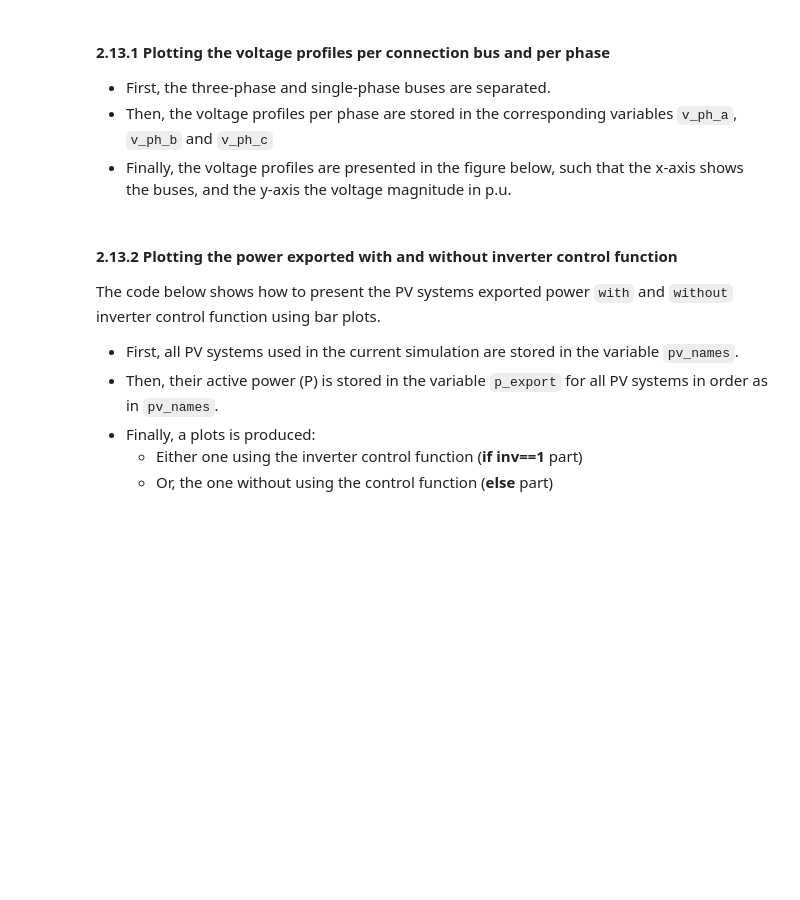
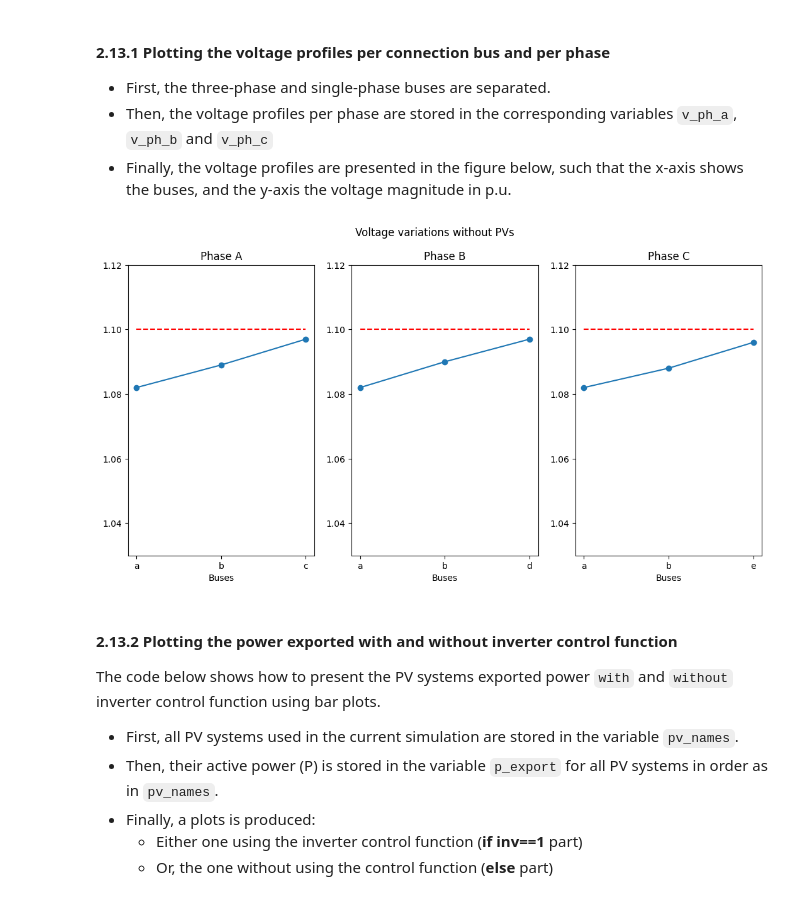
Before and after one commit to Team-Nando/Tutorial-DERHostingCapacity-3-VoltWatt_LV, a Jupyter notebook: Tutorial-DERHC-3.ipynb, the cells around one changed output. Drawn from its saved outputs; the diff is of its cells as text; code cells hidden in the pictures; blank space fills up the shorter version.

```diff
--- a/Tutorial-DERHC-3.ipynb
+++ b/Tutorial-DERHC-3.ipynb
@@ -253,58 +260,50 @@ for bus_name in all_buses:
             single_phase_bus_phases.append(bus_names[0].split(".")[1])
 
 all_buses = three_phase_buses + single_phases_buses
-v_ph_a = []
-v_ph_b = []
-v_ph_c = []
+ph_a, ph_b, ph_c = [], [], []
+v_ph_a, v_ph_b, v_ph_c = [], [], []
+phases = ['a', 'b', 'c']
 
 for bus_name in all_buses:
     DSSCircuit.SetActiveBus(bus_name)
     if bus_name in three_phase_buses:
-        v_ph_a.append(round(DSSCircuit.ActiveBus.puVmagAngle[0], 3))
-        v_ph_b.append(round(DSSCircuit.ActiveBus.puVmagAngle[2], 3))
-        v_ph_c.append(round(DSSCircuit.ActiveBus.puVmagAngle[4], 3))
+        for i, ph in enumerate(phases):
+            exec(f'v_ph_{ph}.append(round(DSSCircuit.ActiveBus.puVmagAngle[{2*i}], 3))')
+
     else:
         phase = int(single_phase_bus_phases[single_phases_buses.index(bus_name)])
-        if phase == 1:
-            v_ph_a.append(round(DSSCircuit.ActiveBus.puVmagAngle[0], 3))
-            v_ph_b.append(0)
-            v_ph_c.append(0)
-        elif phase == 2:
-            v_ph_b.append(round(DSSCircuit.ActiveBus.puVmagAngle[0], 3))
-            v_ph_a.append(0)
-            v_ph_c.append(0)
-        else:
-            v_ph_c.append(round(DSSCircuit.ActiveBus.puVmagAngle[0], 3))
-            v_ph_a.append(0)
-            v_ph_b.append(0)
+        for i, ph in enumerate(phases):
+            if phase == i+1:
+                exec(f'v_ph_{ph}.append(round(DSSCircuit.ActiveBus.puVmagAngle[0], 3))')
+            else:
+                exec(f'v_ph_{ph}.append(0)')
 
-ph_a = [bus for bus in all_buses if v_ph_a[all_buses.index(bus)] != 0]
-ph_b = [bus for bus in all_buses if v_ph_b[all_buses.index(bus)] != 0]
-ph_c = [bus for bus in all_buses if v_ph_c[all_buses.index(bus)] != 0]
-v_ph_a = [v for v in v_ph_a if v != 0]
-v_ph_b = [v for v in v_ph_b if v != 0]
-v_ph_c = [v for v in v_ph_c if v != 0]
+for ph in phases:
+    exec(f'ph_{ph} = [bus for bus in all_buses if v_ph_{ph}[all_buses.index(bus)] != 0]')
+    exec(f'v_ph_{ph} = [v for v in v_ph_{ph} if v != 0]')
 
 fig, axs = plt.subplots(nrows=1, ncols=3, figsize=(13, 6))
 names = {0: "Phase A", 1: "Phase B", 2: "Phase C"}
 for ph, (v, ph_buses) in enumerate(zip([v_ph_a, v_ph_b, v_ph_c], [ph_a, ph_b, ph_c])):
     axs[ph].plot(v, marker="o")
     axs[ph].plot([0, 2], [1.1, 1.1], 'r--')
     ticks = np.arange(len(v))
     axs[ph].set_xticks(ticks)
     axs[ph].set_xticklabels(ph_buses)
     axs[ph].title.set_text(f"{names[ph]}")
     axs[ph].set_xlabel("Buses",)
     axs[ph].set_ylim([1.03, 1.12])
 
 if pv == 1:
     if pv == 1 and inv == 0:
         fig.suptitle('Voltage variations with PVs')
     else:
         fig.suptitle('Voltage variations with PVs and inverter controls')
 else:
     fig.suptitle('Voltage variations without PVs')
 plt.show()
+# %% [output]
+[figure, added]
 # %% [markdown]
 #### 2.13.2 Plotting the power exported with and without inverter control function
 
```
Also changed, not shown: parts of 7 cells of this notebook, 2 other files.
